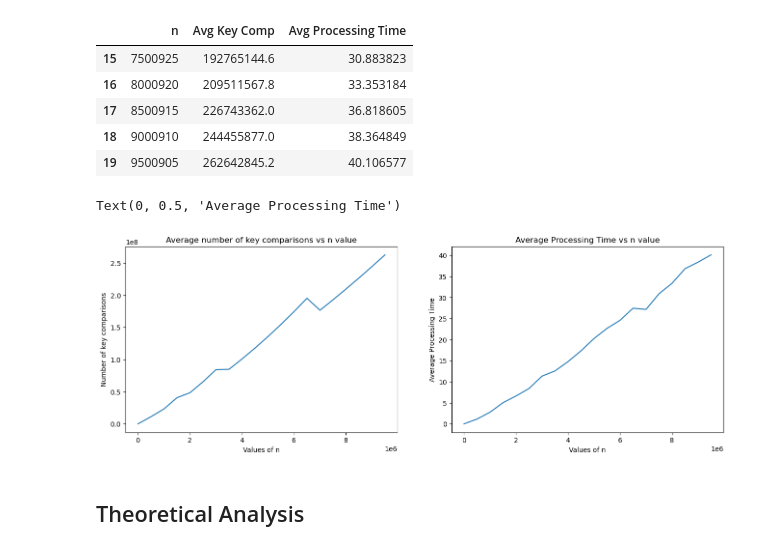
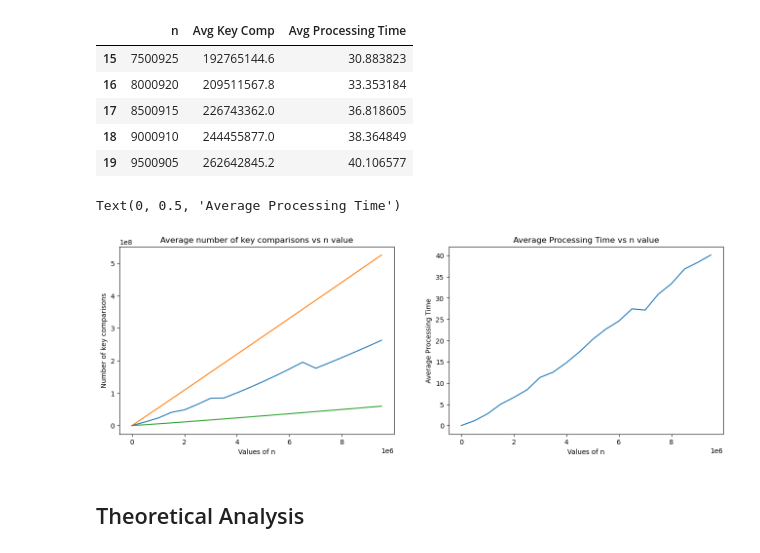
Before and after one commit to jdengoh/SC2001, a Jupyter notebook: Integration of Mergesort and Insertion Sort/src/Empirical vs Theoretical Analysis.ipynb, the cells around one changed output. Saved outputs shown, nothing was run; the diff lists cells and outputs as text; code cells hidden in the pictures.

Commit message:
reran part iii and updated graphs and optimal S

```diff
--- a/Integration of Mergesort and Insertion Sort/src/Empirical vs Theoretical Analysis.ipynb
+++ b/Integration of Mergesort and Insertion Sort/src/Empirical vs Theoretical Analysis.ipynb
@@ -17,27 +17,37 @@ fixedS_data.tail()
 | 17 | 8500915 | 226743362.0 | 36.818605 |
 | 18 | 9000910 | 244455877.0 | 38.364849 |
 | 19 | 9500905 | 262642845.2 | 40.106577 |
+# %%
+y_worst = []
+n_theory = []
+y_best = []
+for n in range(1000, 10000000, 499995):
+    n_theory.append(n)
+    y_theory.append(n*50 + n*np.log10(n/50))
+    y_best.append(n+n*np.log10(n/50))
 # %%
 x1 = fixedS_data['n']
 y1 = fixedS_data['Avg Key Comp']
 y2 = fixedS_data['Avg Processing Time']
 
 #print(len(y1))
 
 fig, axes = plt.subplots(1, 2, figsize=(16, 5))
 
 axes[0].plot(x1, y1)
+axes[0].plot(n_theory, y_theory)
+axes[0].plot(n_theory, y_best)
 axes[0].set_title('Average number of key comparisons vs n value')
 axes[0].set_xlabel('Values of n')
 axes[0].set_ylabel('Number of key comparisons')
 
 axes[1].plot(x1, y2)
 axes[1].set_title('Average Processing Time vs n value')
 axes[1].set_xlabel('Values of n')
 axes[1].set_ylabel('Average Processing Time')
 # %% [output]
 Text(0, 0.5, 'Average Processing Time')
-[figure, old version]
+[figure, new version]
 # %% [markdown]
 ## Theoretical Analysis
 # %%
```
Also changed, not shown: 8 other files.
